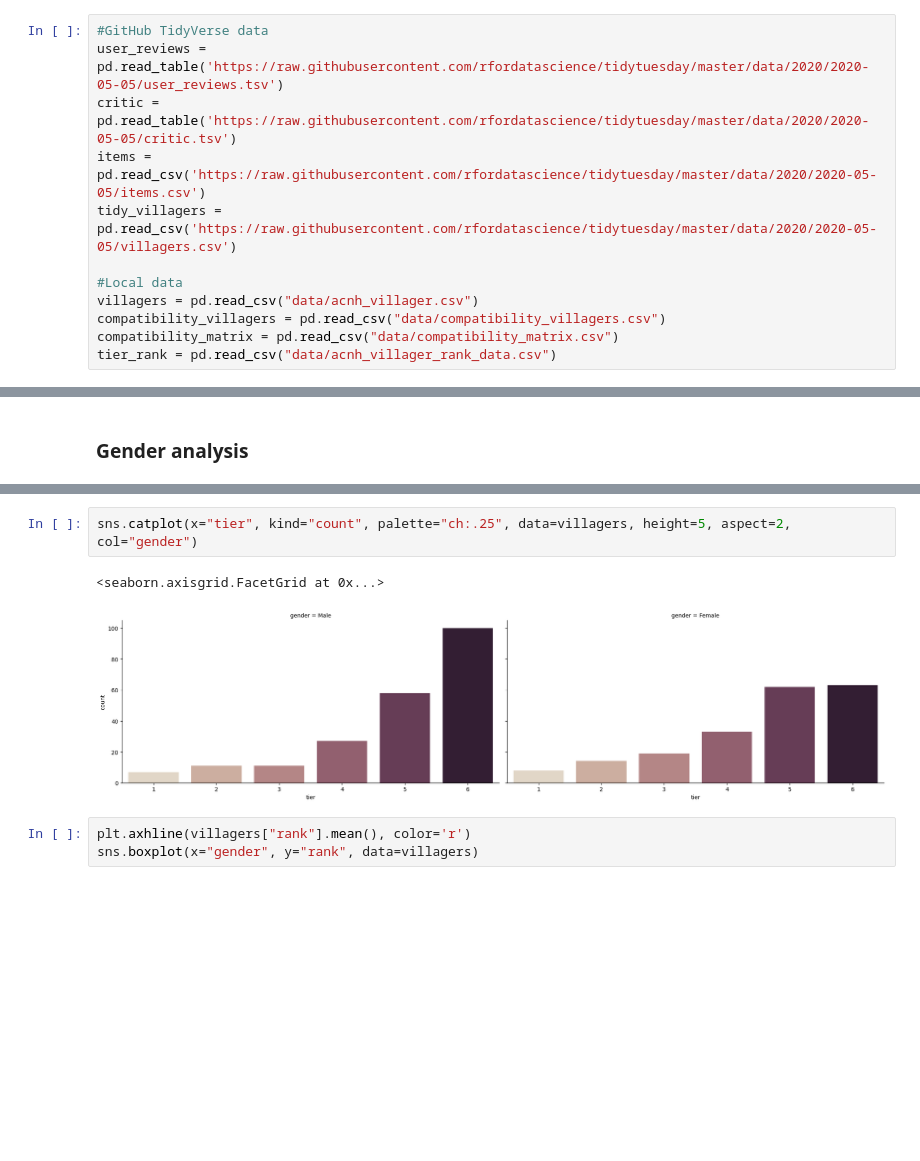
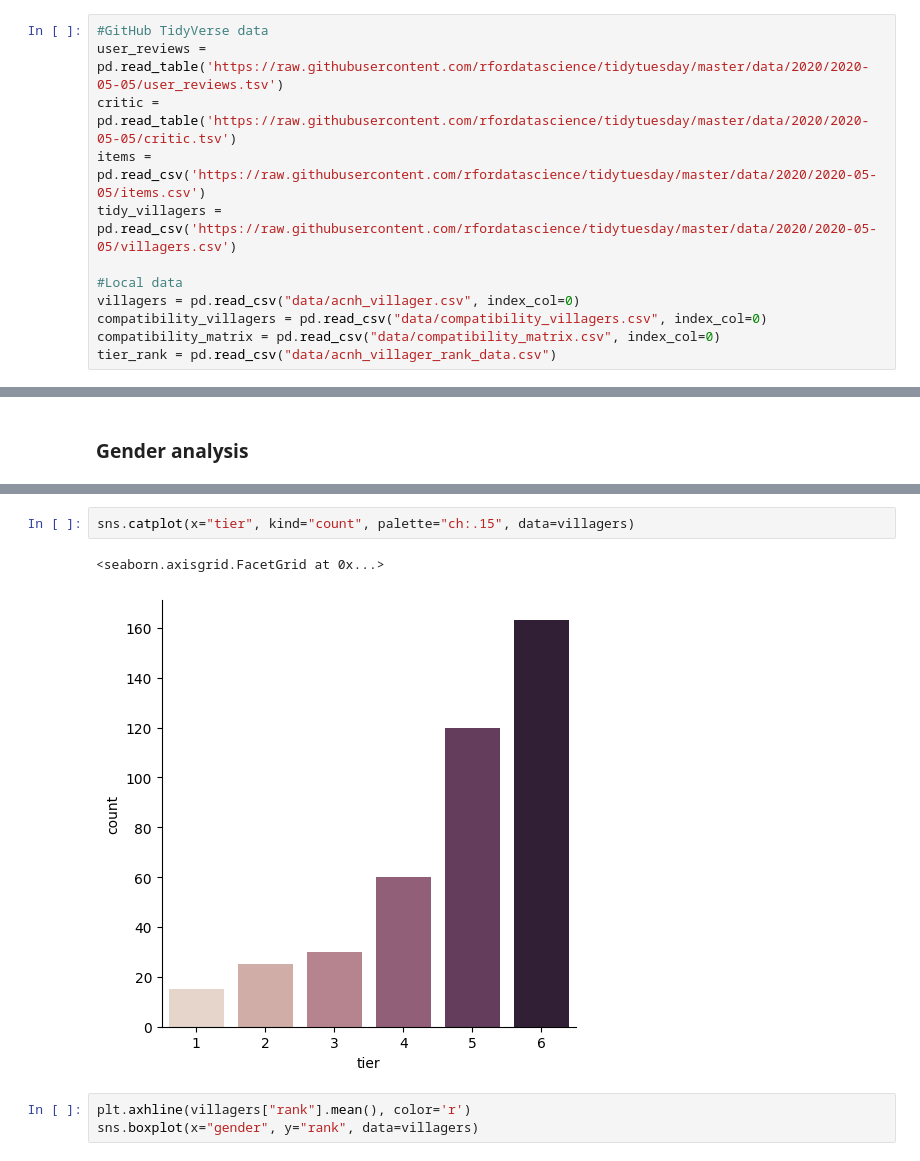
Before and after one commit to ismailkad/acnh_project, a Jupyter notebook: ANCH_eda.ipynb, the cells around one changed output, grey strips where cells are left out. Cells and saved outputs as stored; diff of their text form; blank space fills up the shorter version.

```diff
--- a/ANCH_eda.ipynb
+++ b/ANCH_eda.ipynb
@@ -22,9 +23,9 @@ items = pd.read_csv('https://raw.githubusercontent.com/rfordatascience/tidytuesd
 tidy_villagers = pd.read_csv('https://raw.githubusercontent.com/rfordatascience/tidytuesday/master/data/2020/2020-05-05/villagers.csv')
 
 #Local data
-villagers = pd.read_csv("data/acnh_villager.csv")
-compatibility_villagers = pd.read_csv("data/compatibility_villagers.csv")
-compatibility_matrix = pd.read_csv("data/compatibility_matrix.csv")
+villagers = pd.read_csv("data/acnh_villager.csv", index_col=0)
+compatibility_villagers = pd.read_csv("data/compatibility_villagers.csv", index_col=0)
+compatibility_matrix = pd.read_csv("data/compatibility_matrix.csv", index_col=0)
 tier_rank = pd.read_csv("data/acnh_villager_rank_data.csv")
 # %% [markdown]
 ***
@@ -92,8 +135,8 @@ memory usage: 29.2+ KB
 # %%
-sns.catplot(x="tier", kind="count", palette="ch:.25", data=villagers, height=5, aspect=2, col="gender")
+sns.catplot(x="tier", kind="count", palette="ch:.15", data=villagers)
 # %% [output]
 <seaborn.axisgrid.FacetGrid at 0x...>
-[figure, old version]
+[figure, new version]
 # %%
 plt.axhline(villagers["rank"].mean(), color='r')
 sns.boxplot(x="gender", y="rank", data=villagers)
```
Also changed, not shown: parts of 65 cells of this notebook, 9 other files.
